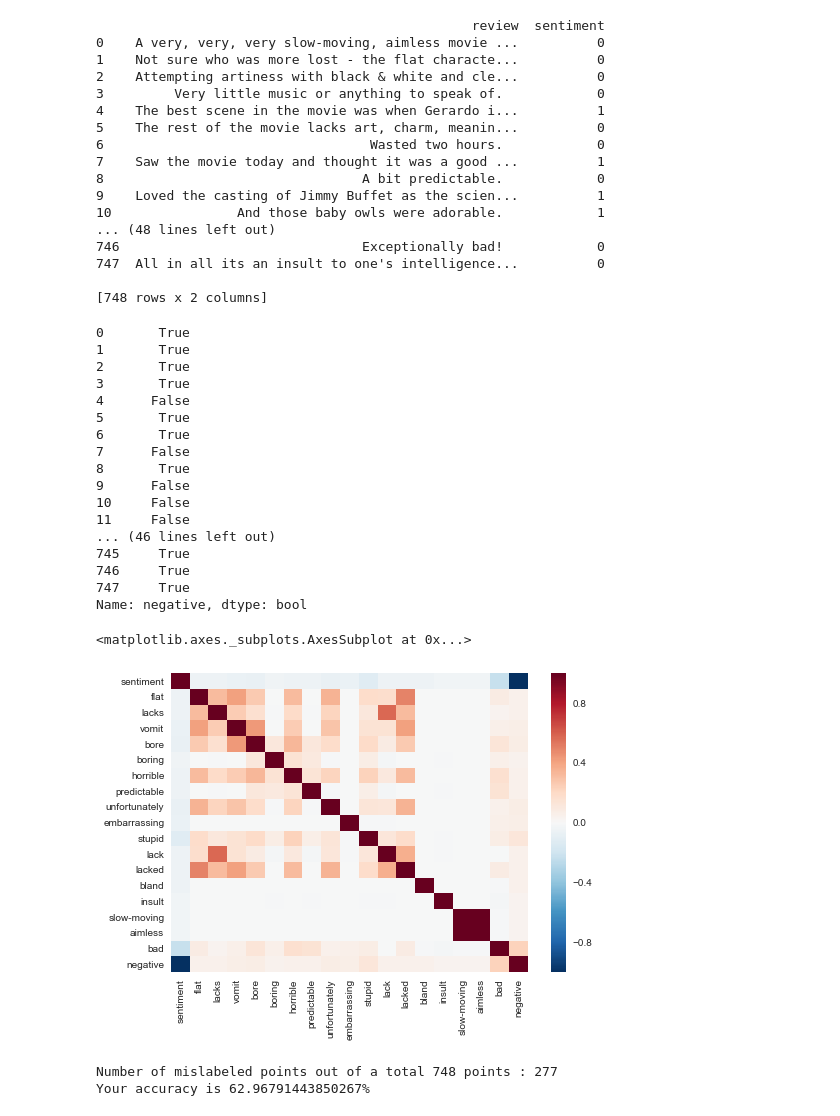
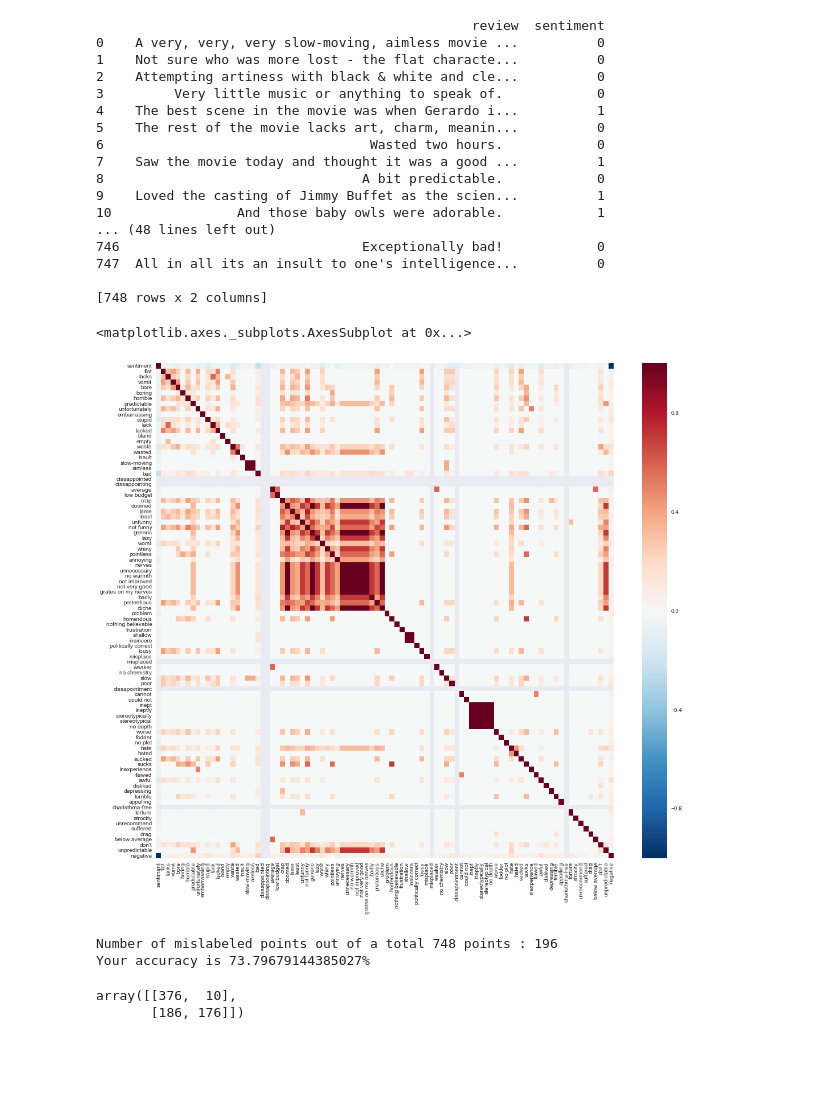
Before and after one commit to sollertis8/Challenge---Feedback-Analysis, a Jupyter notebook: Challenge - Feedback Analysis.ipynb, the cells around one changed output. Saved outputs shown, nothing was run; the diff lists cells and outputs as text; code cells hidden in the pictures; blank space fills up the shorter version.

```diff
--- a/Challenge - Feedback Analysis.ipynb
+++ b/Challenge - Feedback Analysis.ipynb
@@ -39,8 +39,17 @@ negative_words = pd.read_csv('neg_sent.txt', delimiter= '\t', header=None)
 # negative_words = negative_words.replace('-', ' ', inplace=False, regex=True)
 
 keywords = ['flat', 'lacks', 'vomit', 'bore', 'boring', 'horrible', 'predictable', 'unfortunately',
-            'embarrassing', 'stupid', 'lack', 'lacked', 'bland',
-            'insult', 'slow-moving', 'aimless', 'bad']
+            'embarrassing', 'stupid', 'lack', 'lacked', 'lacks', 'bland', 'empty', 'waste', 'wasted',
+            'insult', 'slow-moving', 'aimless', 'bad', 'dissappointed', 'dissappointing', 'average', 'low budget',
+            'crap', 'doomed', 'lame', 'least', 'unfunny', 'not funny', 'generic', 'lazy', 'worst', 'whiny',
+            'pointless', 'annoying', 'nerves', 'unnecessary', 'no warmth', 'not improved', 'not very good',
+            'grates on my nerves', 'badly', 'pretentious', 'cliche', 'problem', 'horrendous', 'nothing believable',
+            'frustration', 'shallow', 'insincere', 'politically correct', 'lousy', 'embarrassing', 'misplace',
+            'misplaced', 'weaker', 'no chemistry', 'slow', 'poor', 'dissapointment', 'cannot', 'could not', 'inept',
+           'ineptly', 'stereotypically', 'stereotypical', 'no depth', 'badly', 'worse', 'fodder', 'no plot', 'hate',
+           'hated', 'sucked', 'sucks', 'unfortunately', 'inexperience', 'flawed', 'awful', 'disliked', 'depressing',
+           'terrible', 'appalling', 'charisthma-free', 'torture', 'atrocity', 'unrecommend', 'suffered', 'drag',
+           'below average', 'don\'t', 'unpredictable', ]
 
 # for words in negative_words:
 #     sentiment_raw[str(words)] = sentiment_raw.review.str.contains(
@@ -59,31 +68,12 @@ for key in keywords:
 sentiment_raw['negative'] = (sentiment_raw['sentiment'] == 0)
 # Note that if you run this cell a second time everything will become false.
 # So... Don't.
-# %%
-print(sentiment_raw['negative'])
-# %% [output]
-0       True
-1       True
-2       True
-3       True
-4      False
-5       True
-6       True
-7      False
-8       True
-9      False
-10     False
-11     False
-... (46 lines left out)
-745     True
-746     True
-747     True
-Name: negative, dtype: bool
-# %%
-sns.heatmap(sentiment_raw.corr())
-# %% [output]
-<matplotlib.axes._subplots.AxesSubplot at 0x...>
-[figure, removed]
+# %%
+fig, ax = plt.subplots(figsize=(18,16))
+sns.heatmap(sentiment_raw.corr(), ax=ax)
+# %% [output]
+<matplotlib.axes._subplots.AxesSubplot at 0x...>
+[figure, added]
 # %%
 data = sentiment_raw[keywords]
 target = sentiment_raw['negative']
@@ -110,5 +100,11 @@ crct_labled = data.shape[0] - (target != y_pred).sum()
 accuracy = (crct_labled / data.shape[0]) *  100
 print("Your accuracy is {}%".format(accuracy))
 # %% [output]
-Number of mislabeled points out of a total 748 points : 277
-Your accuracy is 62.96791443850267%
+Number of mislabeled points out of a total 748 points : 196
+Your accuracy is 73.79679144385027%
+# %%
+from sklearn.metrics import confusion_matrix
+confusion_matrix(target, y_pred)
+# %% [output]
+array([[376,  10],
+       [186, 176]])
```
Also changed, not shown: parts of 6 cells of this notebook.
